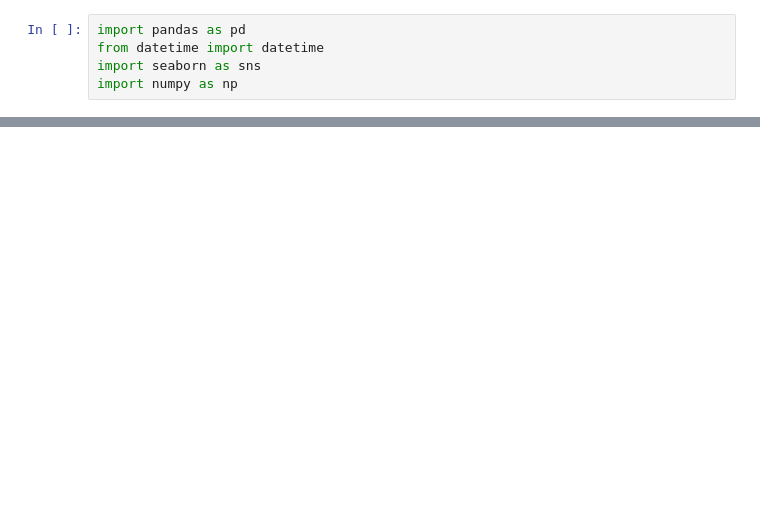
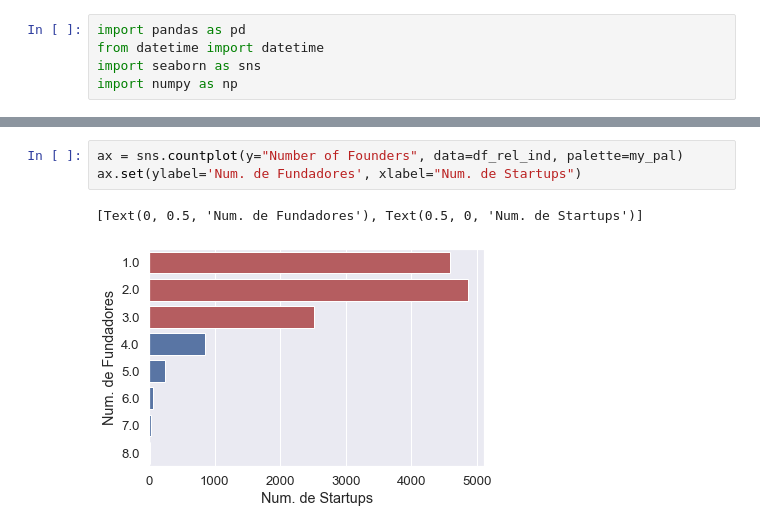
Before and after one commit to alexlopespereira/companies, a Jupyter notebook: src/companies.ipynb, the cells around one changed output, grey strips where cells are left out. Cells and saved outputs as stored; diff of their text form; blank space fills up the shorter version.

```diff
--- a/src/companies.ipynb
+++ b/src/companies.ipynb
@@ -42,0 +59,6 @@ df_new = df_startup.loc[df_startup['Founded_Year'] >= 2017, :]
+# %%
+ax = sns.countplot(y="Number of Founders", data=df_rel_ind, palette=my_pal)
+ax.set(ylabel='Num. de Fundadores', xlabel="Num. de Startups")
+# %% [output]
+[Text(0, 0.5, 'Num. de Fundadores'), Text(0.5, 0, 'Num. de Startups')]
+[figure, added]
```
Also changed, not shown: parts of 23 cells of this notebook, 2 other files.
